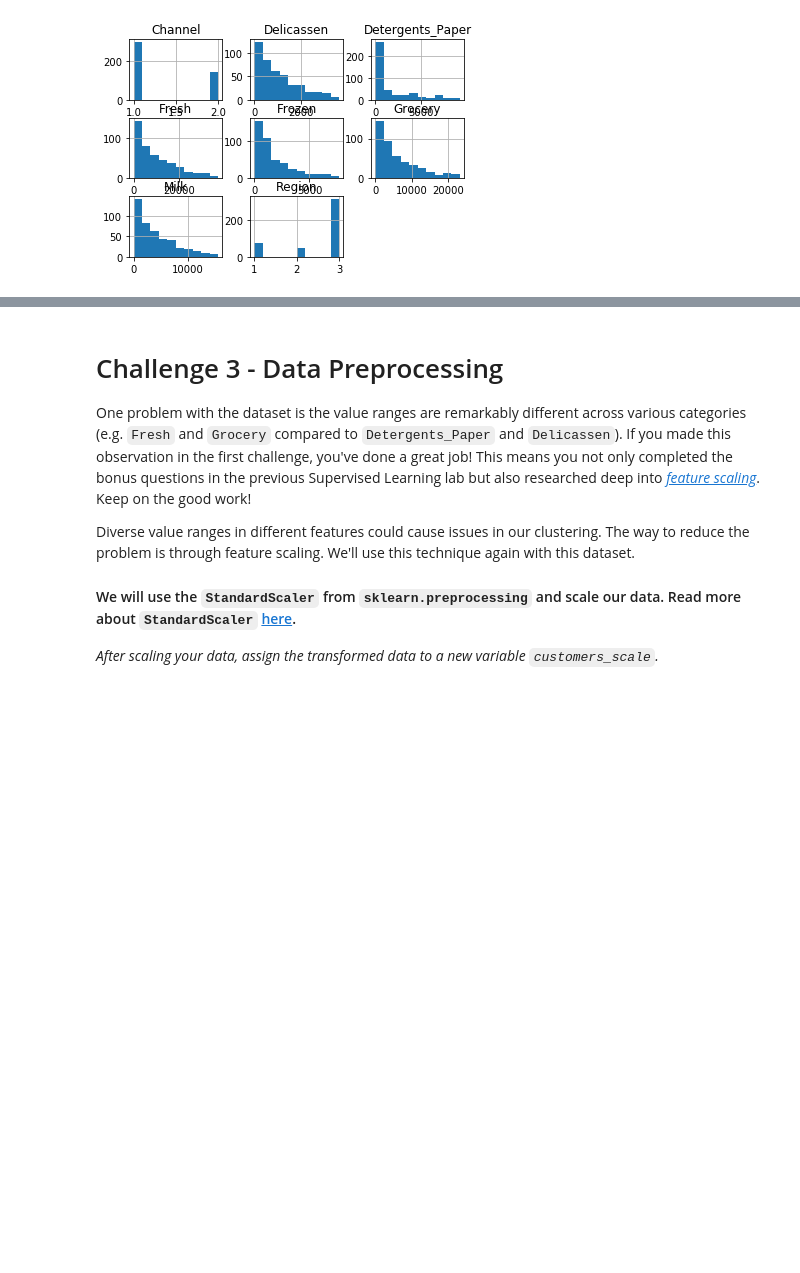
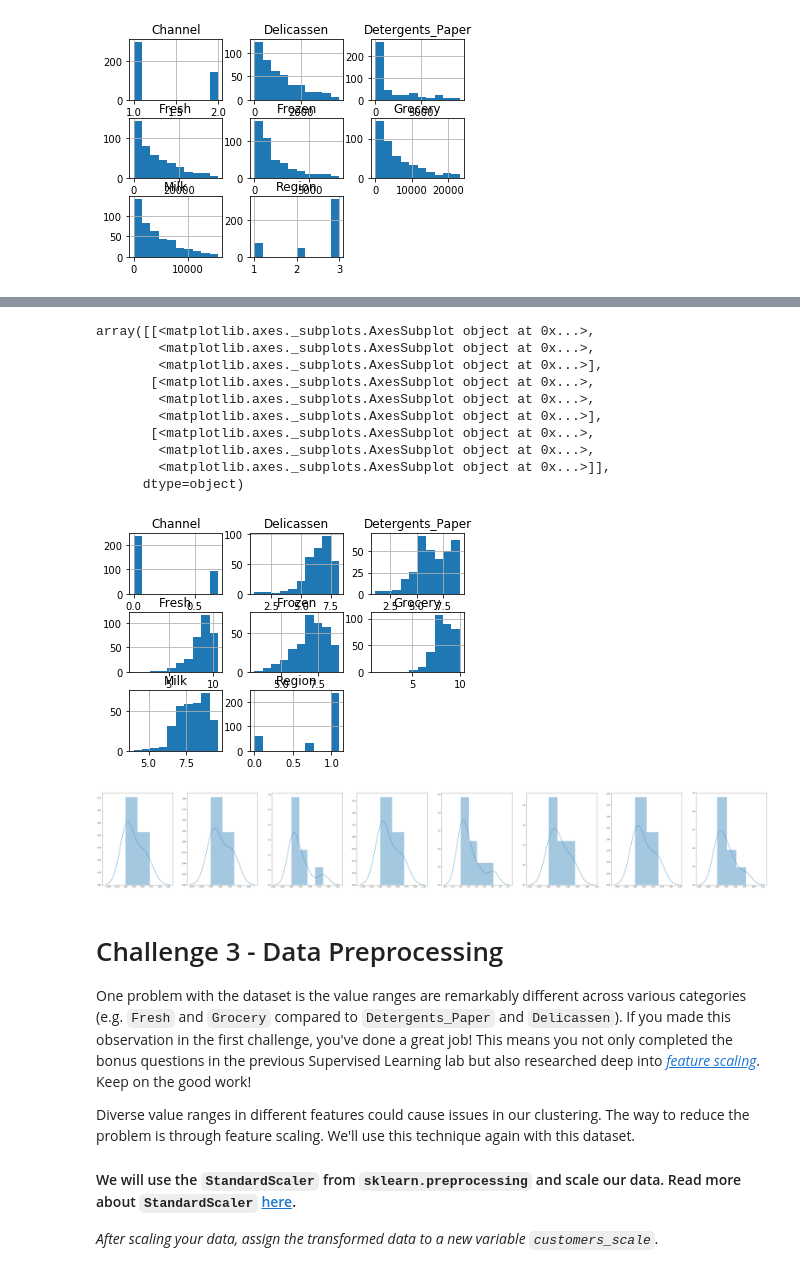
Before and after one commit to Skye-FY/daft0120slab, a Jupyter notebook: module-3/Unsupervised-Learning/your-code/main.ipynb, the cells around one changed output, grey strips where cells are left out. Saved outputs shown, nothing was run; the diff lists cells and outputs as text; code cells hidden in the pictures; blank space fills up the shorter version.

```diff
--- a/module-3/Unsupervised-Learning/your-code/main.ipynb
+++ b/module-3/Unsupervised-Learning/your-code/main.ipynb
@@ -247,0 +281,14 @@ KeyError: 'Region'
+# %%
+data2.apply(np.log).hist()
+# %% [output]
+array([[<matplotlib.axes._subplots.AxesSubplot object at 0x...>,
+        <matplotlib.axes._subplots.AxesSubplot object at 0x...>,
+        <matplotlib.axes._subplots.AxesSubplot object at 0x...>],
+       [<matplotlib.axes._subplots.AxesSubplot object at 0x...>,
+        <matplotlib.axes._subplots.AxesSubplot object at 0x...>,
+        <matplotlib.axes._subplots.AxesSubplot object at 0x...>],
+       [<matplotlib.axes._subplots.AxesSubplot object at 0x...>,
+        <matplotlib.axes._subplots.AxesSubplot object at 0x...>,
+        <matplotlib.axes._subplots.AxesSubplot object at 0x...>]],
+      dtype=object)
+[figure, added]
@@ -248,3 +299,9 @@ KeyError: 'Region'
+# %%
+fig, ax = plt.subplots(1,len(data2.columns),figsize=(70,10))
+for i in range(len(data2.columns)):
+    sns.distplot(list(x_normalized[i]),ax=ax[i])
+# %% [output]
+[figure, added]
 # %% [markdown]
 # Challenge 3 - Data Preprocessing
 
```
Also changed, not shown: parts of 6 cells of this notebook.
